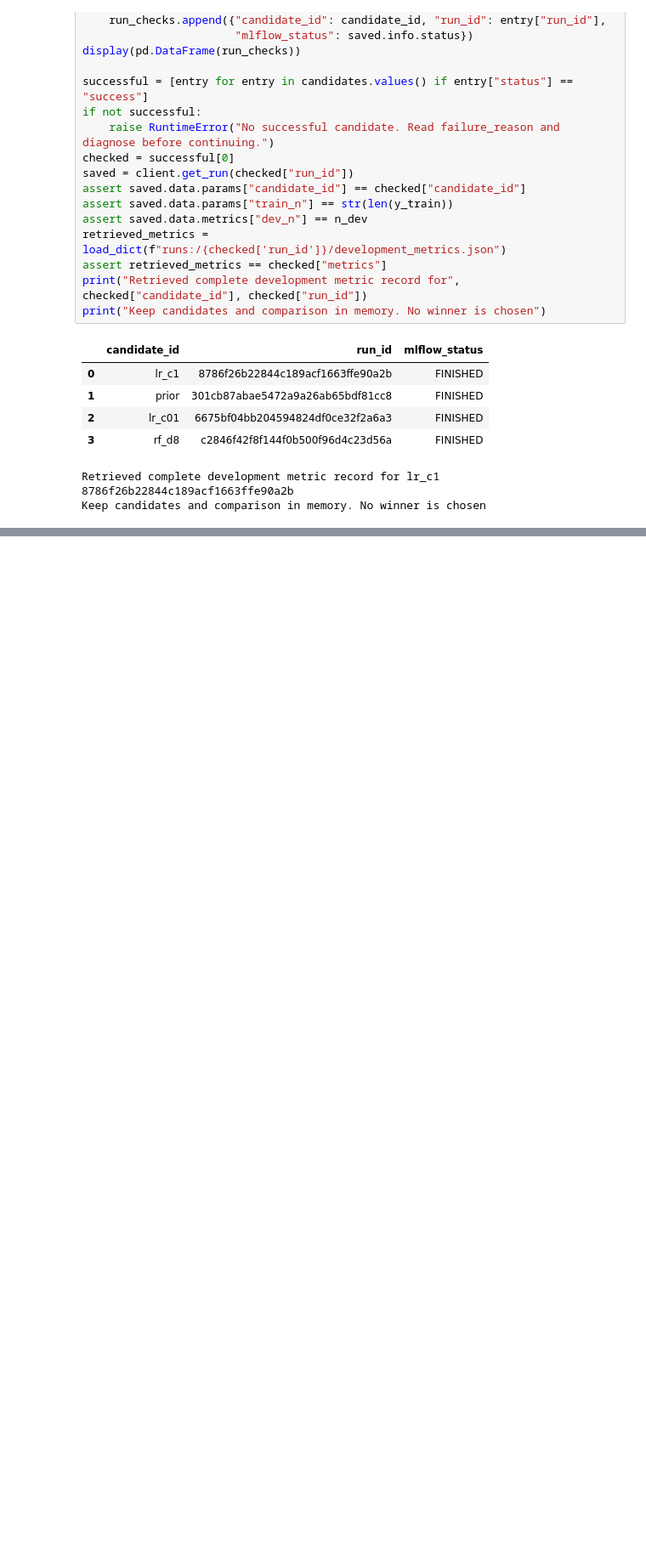
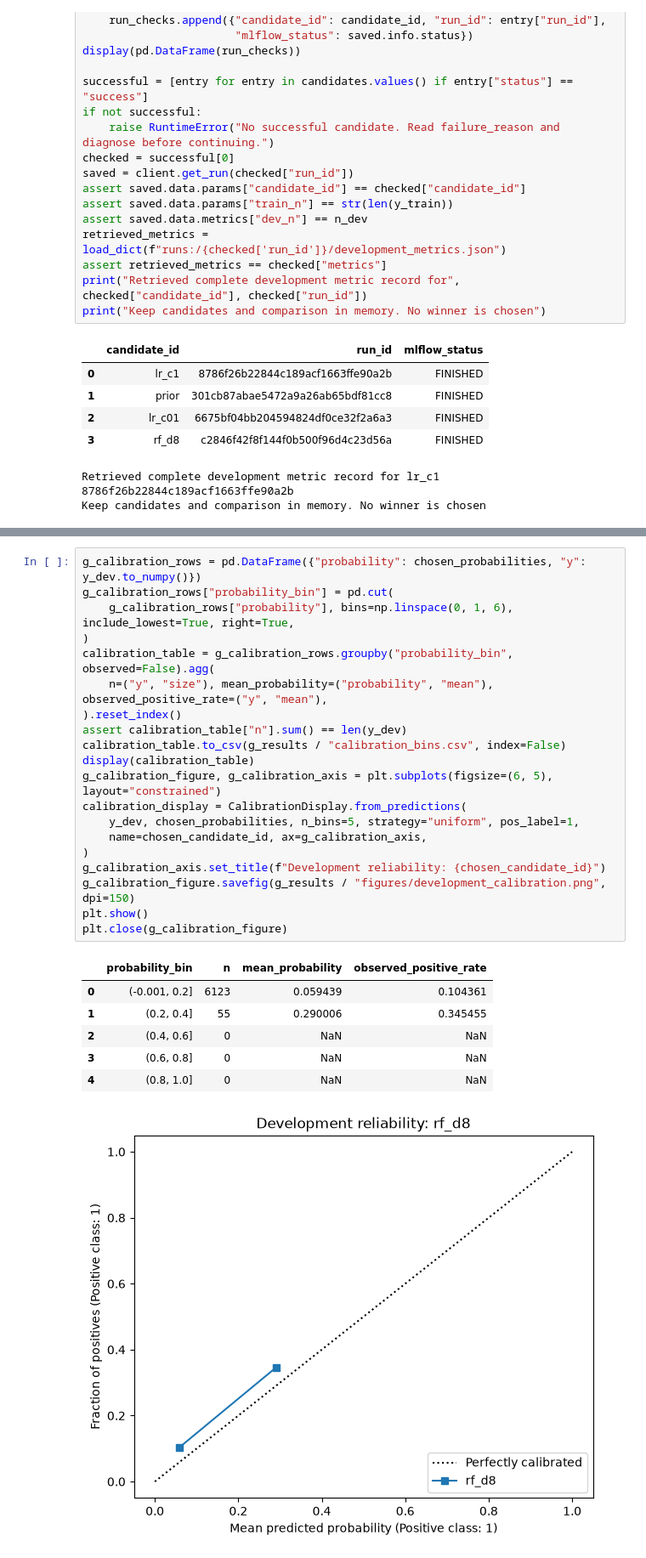
Before and after one commit to kishan0-07/campaign, a Jupyter notebook: analysis.ipynb, the cells around one changed output, grey strips where cells are left out. Shown at 85% size. Saved outputs shown, nothing was run; the diff lists cells and outputs as text; blank space fills up the shorter version.

```diff
--- a/analysis.ipynb
+++ b/analysis.ipynb
@@ -829,0 +1186,28 @@ Keep candidates and comparison in memory. No winner is chosen
+# %%
+g_calibration_rows = pd.DataFrame({"probability": chosen_probabilities, "y": y_dev.to_numpy()})
+g_calibration_rows["probability_bin"] = pd.cut(
+    g_calibration_rows["probability"], bins=np.linspace(0, 1, 6), include_lowest=True, right=True,
+)
+calibration_table = g_calibration_rows.groupby("probability_bin", observed=False).agg(
+    n=("y", "size"), mean_probability=("probability", "mean"), observed_positive_rate=("y", "mean"),
+).reset_index()
+assert calibration_table["n"].sum() == len(y_dev)
+calibration_table.to_csv(g_results / "calibration_bins.csv", index=False)
+display(calibration_table)
+g_calibration_figure, g_calibration_axis = plt.subplots(figsize=(6, 5), layout="constrained")
+calibration_display = CalibrationDisplay.from_predictions(
+    y_dev, chosen_probabilities, n_bins=5, strategy="uniform", pos_label=1,
+    name=chosen_candidate_id, ax=g_calibration_axis,
+)
+g_calibration_axis.set_title(f"Development reliability: {chosen_candidate_id}")
+g_calibration_figure.savefig(g_results / "figures/development_calibration.png", dpi=150)
+plt.show()
+plt.close(g_calibration_figure)
+# %% [output]
+|  | probability_bin | n | mean_probability | observed_positive_rate |
+| 0 | (-0.001, 0.2] | 6123 | 0.059439 | 0.104361 |
+| 1 | (0.2, 0.4] | 55 | 0.290006 | 0.345455 |
+| 2 | (0.4, 0.6] | 0 | NaN | NaN |
+| 3 | (0.6, 0.8] | 0 | NaN | NaN |
+| 4 | (0.8, 1.0] | 0 | NaN | NaN |
+[figure, added]
```
Also changed, not shown: parts of 12 cells of this notebook, 12 other files.
